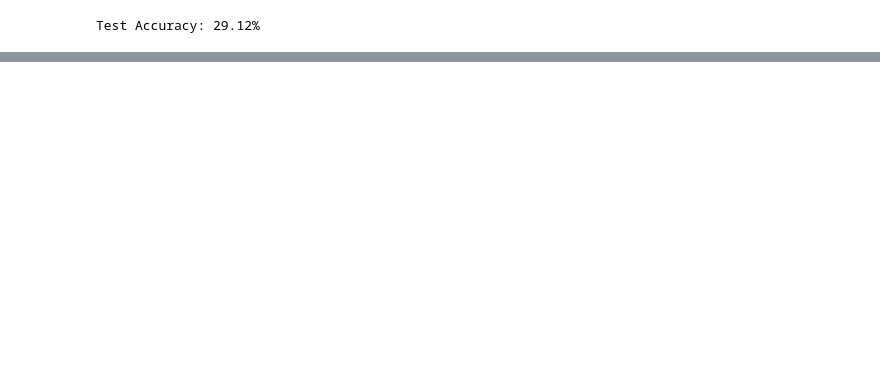
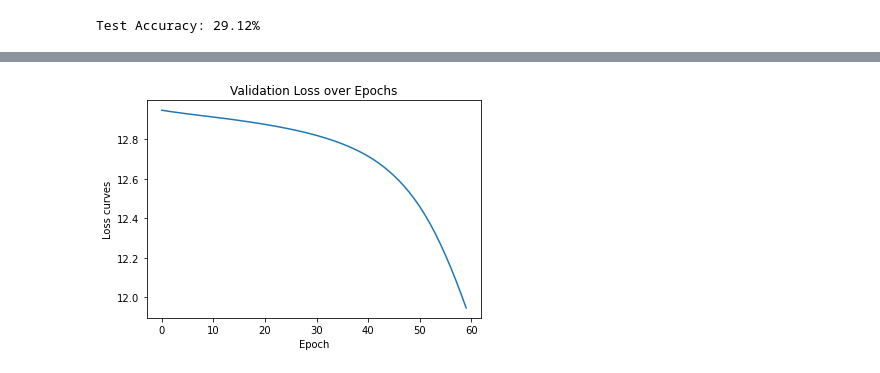
Before and after one commit to Shivansh20128/DL-Assignments, a Jupyter notebook: 2020128-A1/code.ipynb, the cells around one changed output, grey strips where cells are left out. Saved outputs shown, nothing was run; the diff lists cells and outputs as text; code cells hidden in the pictures; blank space fills up the shorter version.

```diff
--- a/2020128-A1/code.ipynb
+++ b/2020128-A1/code.ipynb
@@ -197 +240,11 @@ Test Accuracy: 29.12%
+# %%
+# plt.plot(test_losses)
+# plt.plot(train_losses)
+plt.plot(validation_losses)
+plt.xlabel('Epoch')
+plt.ylabel('Loss curves')
+plt.title('Validation Loss over Epochs')
+plt.show()
+# %% [output]
+[figure, added]
 # %%
```
Also changed, not shown: parts of 10 cells of this notebook.
